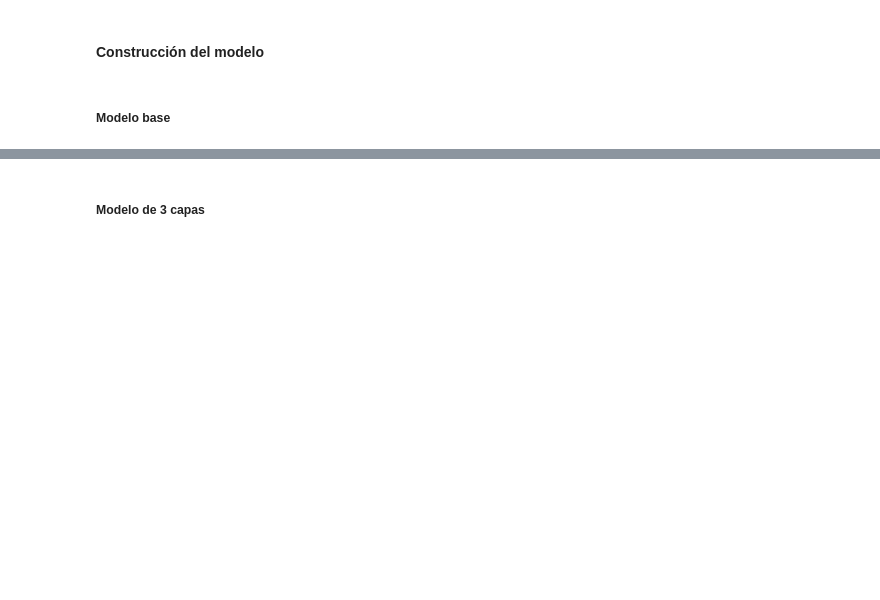
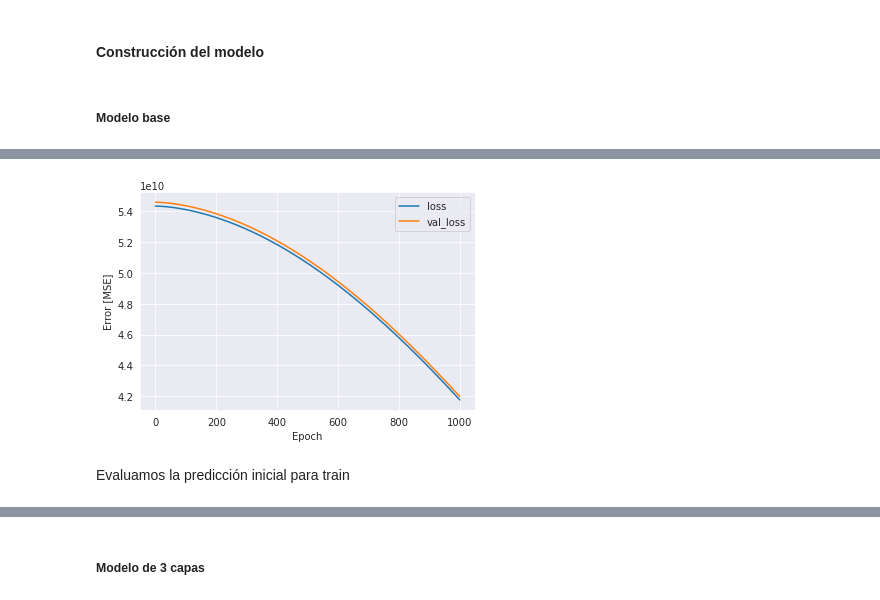
Before and after one commit to Naza26/7506R_TP2_GRUPO01_ENTREGA, a Jupyter notebook: 7506R_TP2_GRUPO01_ENTREGA.ipynb, the cells around one changed output, grey strips where cells are left out. Drawn from its saved outputs; the diff is of its cells as text; code cells hidden in the pictures; blank space fills up the shorter version.

```diff
--- a/7506R_TP2_GRUPO01_ENTREGA.ipynb
+++ b/7506R_TP2_GRUPO01_ENTREGA.ipynb
@@ -369,6 +664,7 @@ Como todas las features que tenemos están en escalas completamente diferentes y
 # %%
 sscaler = StandardScaler()
 x_train_tp1_transform = sscaler.fit_transform(pd.DataFrame(x_train_tp1))
+x_test_tp1_transform = sscaler.fit_transform(pd.DataFrame(x_test_tp1))
 x_train_transform = sscaler.fit_transform(pd.DataFrame(x_train))
 x_test_transform = sscaler.fit_transform(pd.DataFrame(x_test))
 # %% [markdown]
@@ -558,4 +846,12 @@ def calcular_metricas_error(title, real, predicted):
 # %% [markdown]
 #### Construcción del modelo
+# %%
+def plot_loss(history):
+    plt.plot(history.history['loss'], label='loss')
+    plt.plot(history.history['val_loss'], label='val_loss')
+    plt.legend()
+    plt.xlabel('Epoch')
+    plt.ylabel('Error [MSE]')
+    plt.grid(True)
 # %% [markdown]
 ##### Modelo base
@@ -566,9 +860,10 @@ d_in = x_train_tp1_transform.shape[1]
 d_out = 1
 
 
-def base_model():
+def base_model_builder():
     model = keras.Sequential([
-        keras.layers.Dense(13, input_shape=(d_in,), kernel_initializer='normal', activation='relu'),
+        keras.layers.Dense(d_in, input_shape=(d_in,), kernel_initializer='normal', activation='relu'),
         keras.layers.Dense(d_out, kernel_initializer='normal', activation='relu')])
     model.compile(loss='mean_squared_error', optimizer='adam')
+    print(model.summary())
     return model
@@ -583,0 +870,10 @@ Ahora probaremos lo mismo pero en un modelo un poco más grande, agregaremos una
+# %%
+base_model = base_model_builder()
+base_history = base_model.fit(
+    x_train_tp1_transform,
+    y_train,
+    epochs=1000,
+    batch_size=1000,
+    validation_split=0.33,
+    verbose=0,
+)
@@ -583,0 +900,6 @@ Ahora probaremos lo mismo pero en un modelo un poco más grande, agregaremos una
+# %%
+plot_loss(base_history)
+# %% [output]
+[figure, added]
+# %% [markdown]
+Evaluamos la predicción inicial para train
```
Also changed, not shown: parts of 83 cells of this notebook, 2 other files.
